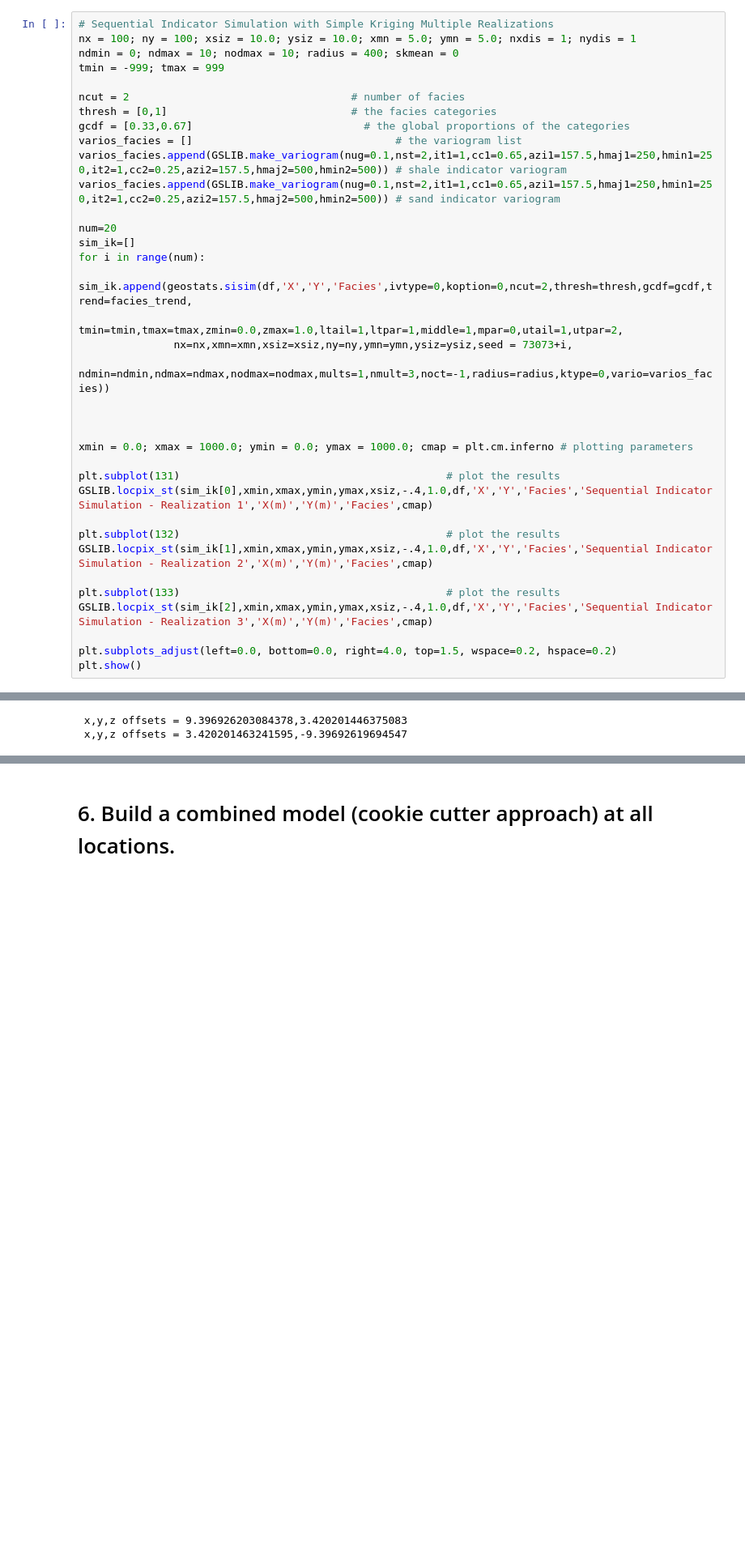
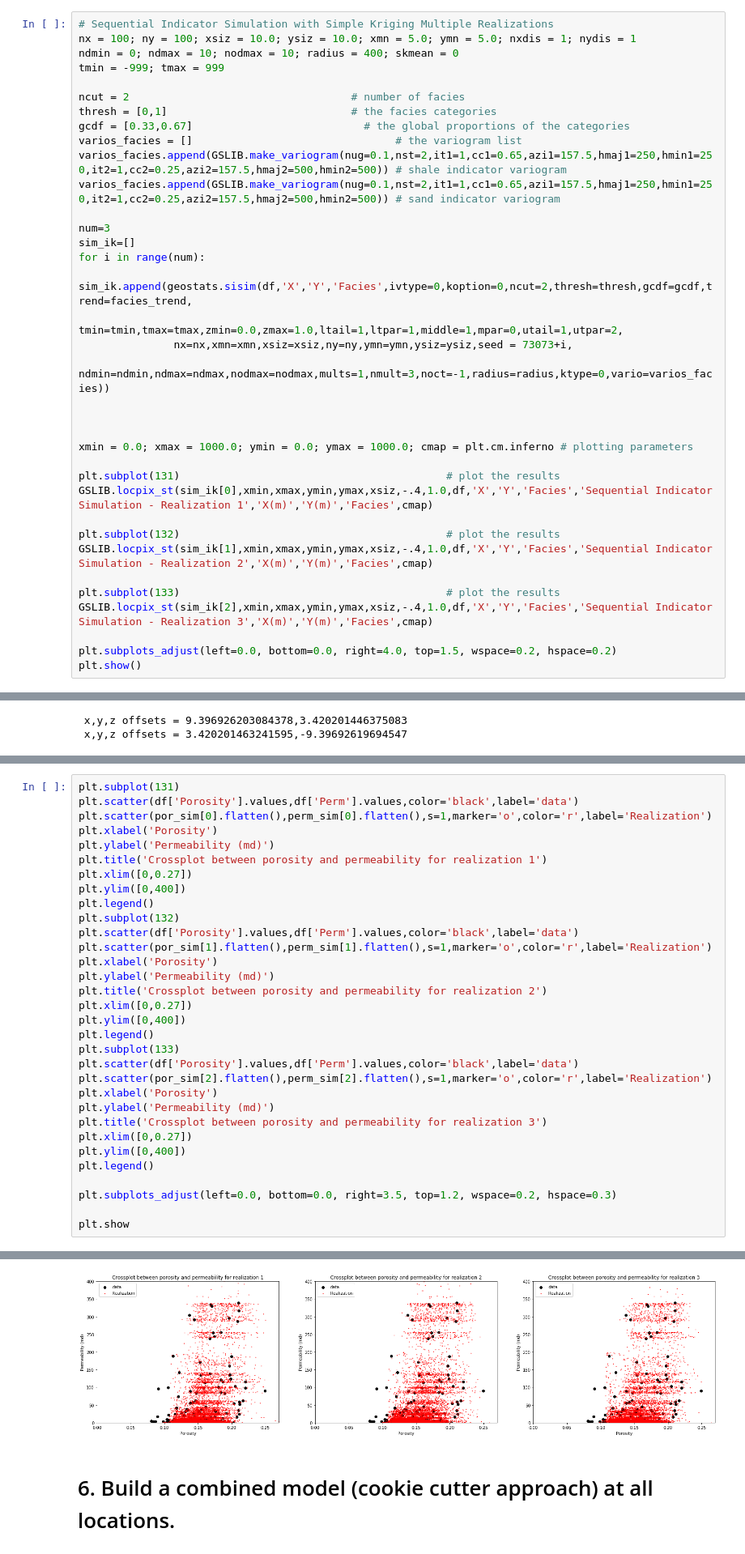
Before and after one commit to bochaozhao/PGE383-Geostatistic-Project, a Jupyter notebook: update5.ipynb, the cells around one changed output, grey strips where cells are left out. Shown at 81% size. Saved outputs shown, nothing was run; the diff lists cells and outputs as text; blank space fills up the shorter version.

Commit message:
add crossplot for update5

```diff
--- a/update5.ipynb
+++ b/update5.ipynb
@@ -125,7 +127,7 @@ varios_facies = []                                # the variogram list
 varios_facies.append(GSLIB.make_variogram(nug=0.1,nst=2,it1=1,cc1=0.65,azi1=157.5,hmaj1=250,hmin1=250,it2=1,cc2=0.25,azi2=157.5,hmaj2=500,hmin2=500)) # shale indicator variogram
 varios_facies.append(GSLIB.make_variogram(nug=0.1,nst=2,it1=1,cc1=0.65,azi1=157.5,hmaj1=250,hmin1=250,it2=1,cc2=0.25,azi2=157.5,hmaj2=500,hmin2=500)) # sand indicator variogram
 
-num=20
+num=3
 sim_ik=[]
 for i in range(num):
     sim_ik.append(geostats.sisim(df,'X','Y','Facies',ivtype=0,koption=0,ncut=2,thresh=thresh,gcdf=gcdf,trend=facies_trend,
@@ -666,3 +668,36 @@ plt.subplots_adjust(left=0.0, bottom=0.0, right=2.0, top=1.2, wspace=0.2, hspace
 plt.show()
 # %% [output]
 [figure]
+# %%
+plt.subplot(131)
+plt.scatter(df['Porosity'].values,df['Perm'].values,color='black',label='data')
+plt.scatter(por_sim[0].flatten(),perm_sim[0].flatten(),s=1,marker='o',color='r',label='Realization')
+plt.xlabel('Porosity')
+plt.ylabel('Permeability (md)')
+plt.title('Crossplot between porosity and permeability for realization 1')
+plt.xlim([0,0.27])
+plt.ylim([0,400])
+plt.legend()
+plt.subplot(132)
+plt.scatter(df['Porosity'].values,df['Perm'].values,color='black',label='data')
+plt.scatter(por_sim[1].flatten(),perm_sim[1].flatten(),s=1,marker='o',color='r',label='Realization')
+plt.xlabel('Porosity')
+plt.ylabel('Permeability (md)')
+plt.title('Crossplot between porosity and permeability for realization 2')
+plt.xlim([0,0.27])
+plt.ylim([0,400])
+plt.legend()
+plt.subplot(133)
+plt.scatter(df['Porosity'].values,df['Perm'].values,color='black',label='data')
+plt.scatter(por_sim[2].flatten(),perm_sim[2].flatten(),s=1,marker='o',color='r',label='Realization')
+plt.xlabel('Porosity')
+plt.ylabel('Permeability (md)')
+plt.title('Crossplot between porosity and permeability for realization 3')
+plt.xlim([0,0.27])
+plt.ylim([0,400])
+plt.legend()
+
+plt.subplots_adjust(left=0.0, bottom=0.0, right=3.5, top=1.2, wspace=0.2, hspace=0.3)
+
+plt.show
+# %% [output]
@@ -669,3 +705,4 @@ plt.show()
+[figure, added]
 # %% [markdown]
 # 6. Build a combined model (cookie cutter approach) at all locations.
 # %% [markdown]
```
Also changed, not shown: parts of 5 cells of this notebook.
